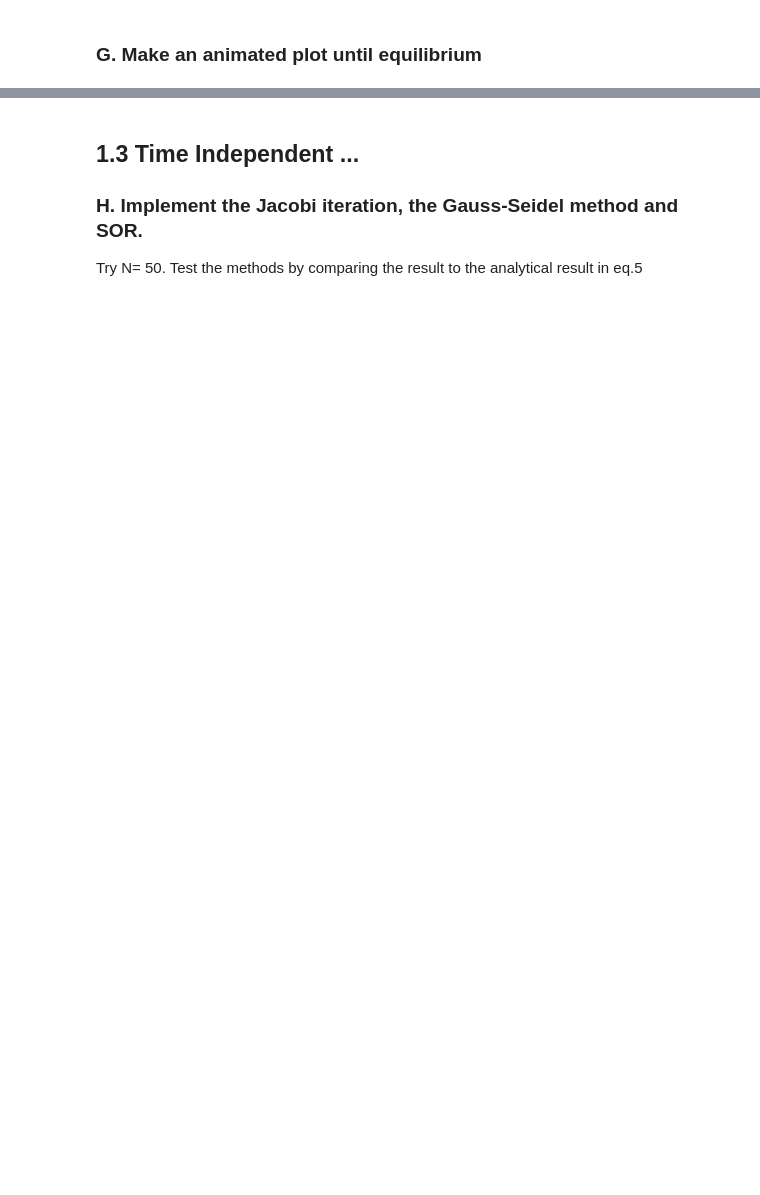
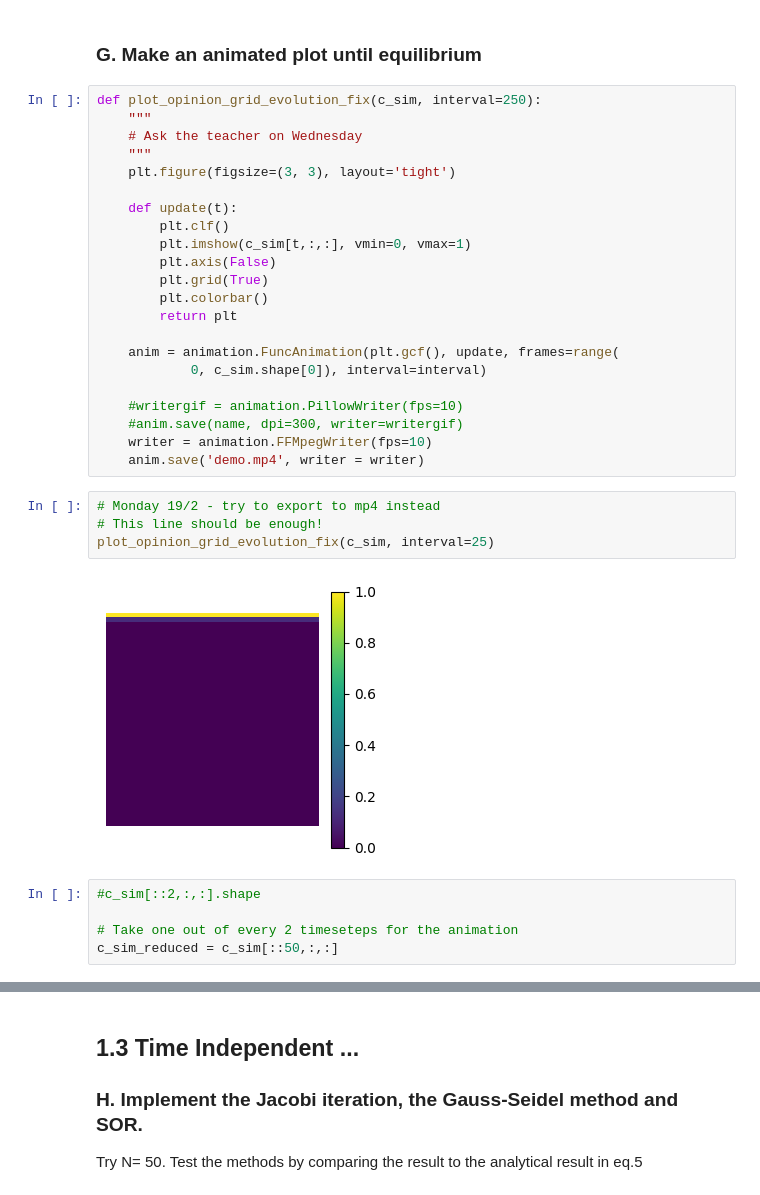
Before and after one commit to NitaiNijholt/ScientificComputing, a Jupyter notebook: assignment_1 - Copia.ipynb, the cells around one changed output, grey strips where cells are left out. Drawn from its saved outputs; the diff is of its cells as text; blank space fills up the shorter version.

```diff
--- a/assignment_1 - Copia.ipynb
+++ b/assignment_1 - Copia.ipynb
@@ -378,2 +341,35 @@ for i in range(len(times)):
 # %% [markdown]
 ### G. Make an animated plot until equilibrium
+# %%
+def plot_opinion_grid_evolution_fix(c_sim, interval=250):
+    """
+    # Ask the teacher on Wednesday
+    """
+    plt.figure(figsize=(3, 3), layout='tight')
+
+    def update(t):
+        plt.clf()
+        plt.imshow(c_sim[t,:,:], vmin=0, vmax=1)
+        plt.axis(False)
+        plt.grid(True)
+        plt.colorbar()
+        return plt
+
+    anim = animation.FuncAnimation(plt.gcf(), update, frames=range(
+            0, c_sim.shape[0]), interval=interval)
+
+    #writergif = animation.PillowWriter(fps=10)
+    #anim.save(name, dpi=300, writer=writergif)
+    writer = animation.FFMpegWriter(fps=10)
+    anim.save('demo.mp4', writer = writer)
+# %%
+# Monday 19/2 - try to export to mp4 instead
+# This line should be enough!
+plot_opinion_grid_evolution_fix(c_sim, interval=25)
+# %% [output]
+[figure, added]
+# %%
+#c_sim[::2,:,:].shape
+
+# Take one out of every 2 timeseteps for the animation
+c_sim_reduced = c_sim[::50,:,:]
```
Also changed, not shown: parts of 30 cells of this notebook.
